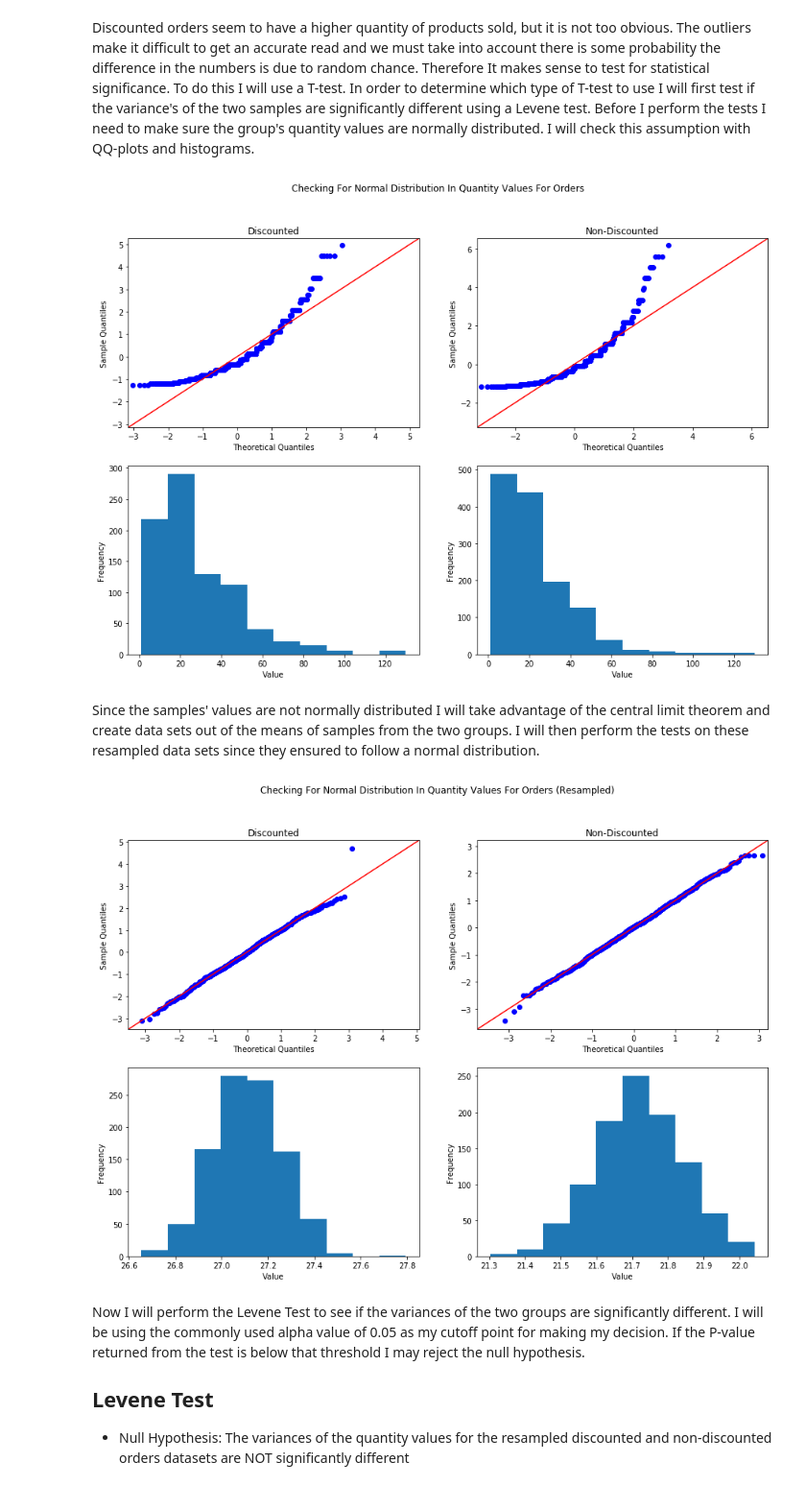
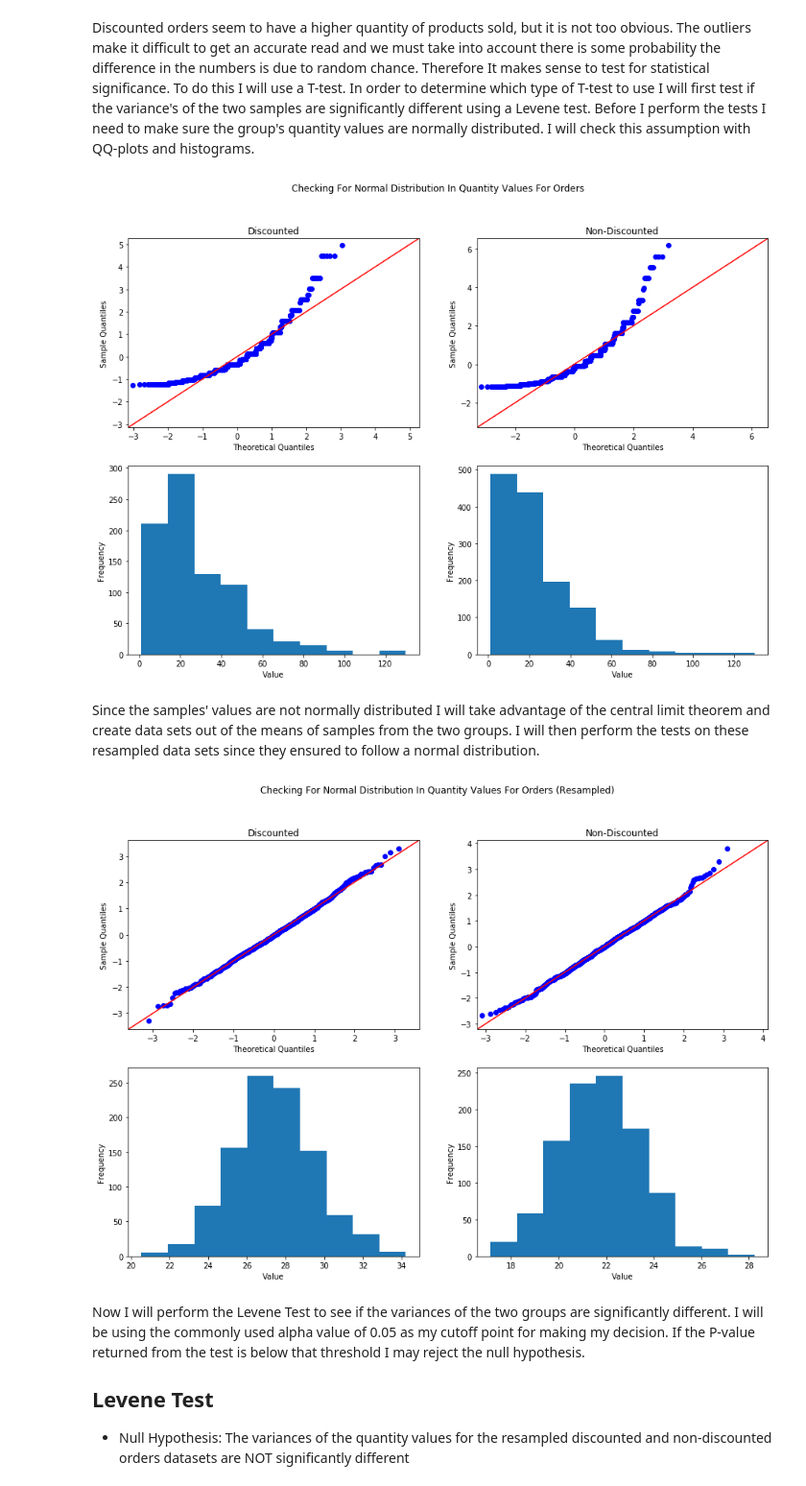
Before and after one commit to georgewillben/Northwind-Database-Statistical-Tests-Module-3-Project, a Jupyter notebook: Northwind_Statistical_Tests.ipynb, the cells around one changed output. Shown: that part at 96% size. Cells and saved outputs as stored; diff of their text form; code cells hidden in the pictures.

```diff
--- a/Northwind_Statistical_Tests.ipynb
+++ b/Northwind_Statistical_Tests.ipynb
@@ -128,6 +128,9 @@ plt.show()
 # %% [markdown]
 Discounted orders seem to have a higher quantity of products sold, but it is not too obvious. The outliers make it difficult to get an accurate read and we must take into account there is some probability the difference in the numbers is due to random chance. Therefore It makes sense to test for statistical significance. To do this I will use a T-test. In order to determine which type of T-test to use I will first test if the variance's of the two samples are significantly different using a Levene test. Before I perform the tests I need to make sure the group's quantity values are normally distributed. I will check this assumption with QQ-plots and histograms.
 # %%
+# seperate data into groups
+discounted = df[df['Discount'] > 0]['Quantity']
+non_discounted = df[df['Discount'] == 0]['Quantity']
 
 # define function for checking normality
 def normality_plots(data1, data2, main_title, subtitle1, subtitle2):
@@ -158,36 +161,34 @@ subtitle1 = 'Discounted'
 subtitle2 = 'Non-Discounted'
 _ = normality_plots(discounted, non_discounted, main_title, subtitle1, subtitle2)
 # %% [output]
-[figure, old version]
+[figure, new version]
 # %% [markdown]
 Since the samples' values are not normally distributed I will take advantage of the central limit theorem and create data sets out of the means of samples from the two groups. I will then perform the tests on these resampled data sets since they ensured to follow a normal distribution.
 # %%
 # create function for using central limit theorem
 def get_resampled_means(data, sample_size=100, n_samples=1000):
     """
     Used to get a version of the data that is normally distributed with the help
     of the central limit theorem. Takes random samples with replacement from the dataset
     and then collects the mean of each sample to form a new dataset.
     """
     # create a list to store means
     collected_means=[]
     # get a sample n-times
     for n in range(n_samples):
         random_sample = np.random.choice(data, size=sample_size, replace=True)
         # store the mean for each sample
         collected_means.append(random_sample.mean())
     # return the means as an array
     return np.array(collected_means)
 # apply function
-#size1 = len(discounted_resampled) // 5
-discounted_resampled = get_resampled_means(discounted, size1)
-#size2 = len(non_discounted_resampled) // 5
-non_discounted_resampled = get_resampled_means(non_discounted, size2)
+discounted_resampled = get_resampled_means(discounted)
+non_discounted_resampled = get_resampled_means(non_discounted)
 # check again for normality
 main_title2 = 'Checking For Normal Distribution In Quantity Values For Orders (Resampled)'
 _ = normality_plots(discounted_resampled, non_discounted_resampled, main_title2, subtitle1, subtitle2)
 # %% [output]
-[figure, old version]
+[figure, new version]
 # %% [markdown]
 Now I will perform the Levene Test to see if the variances of the two groups are significantly different. I will be using the commonly used alpha value of 0.05 as my cutoff point for making my decision. If the P-value returned from the test is below that threshold I may reject the null hypothesis.
 ## Levene Test
```
Also changed, not shown: parts of 17 cells of this notebook.
